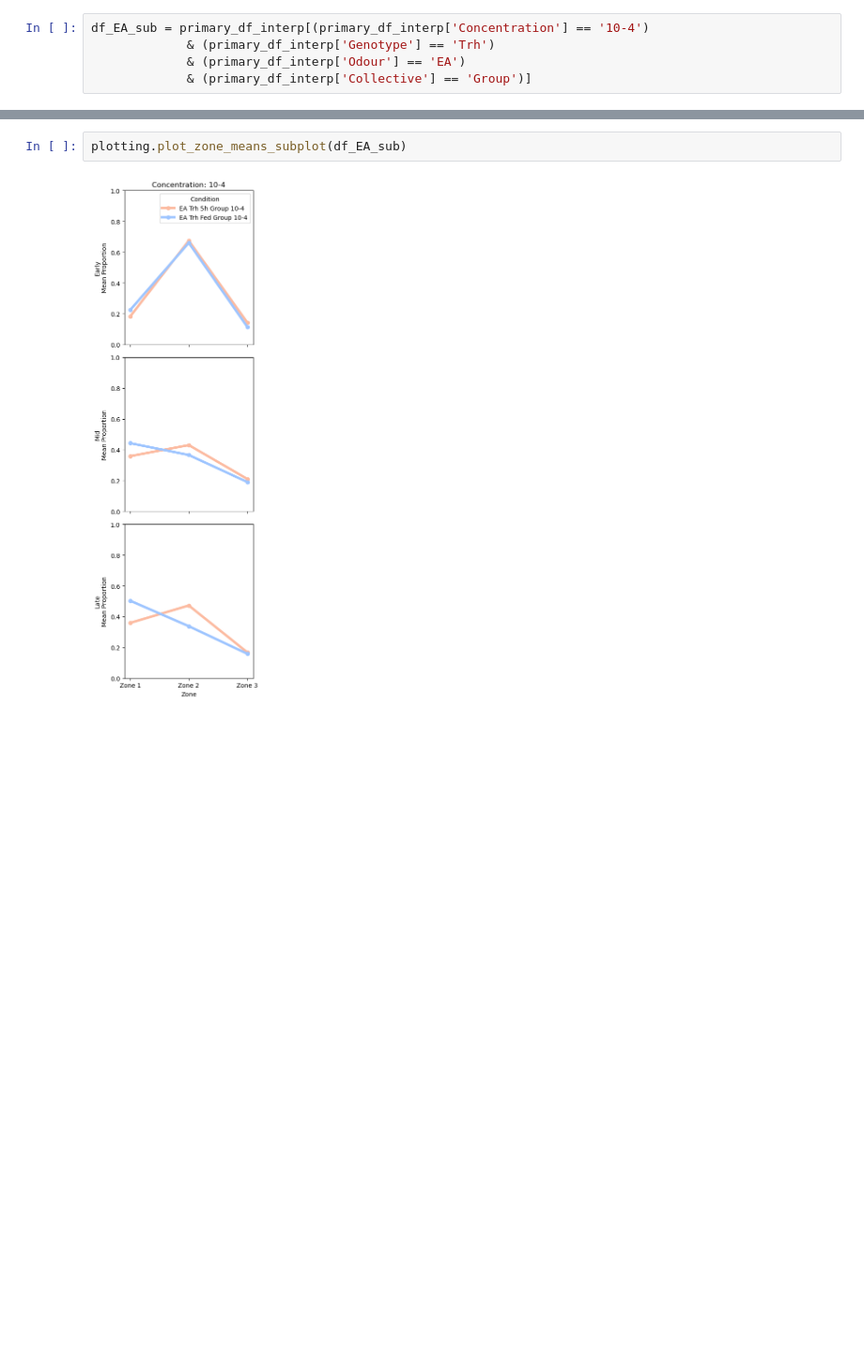
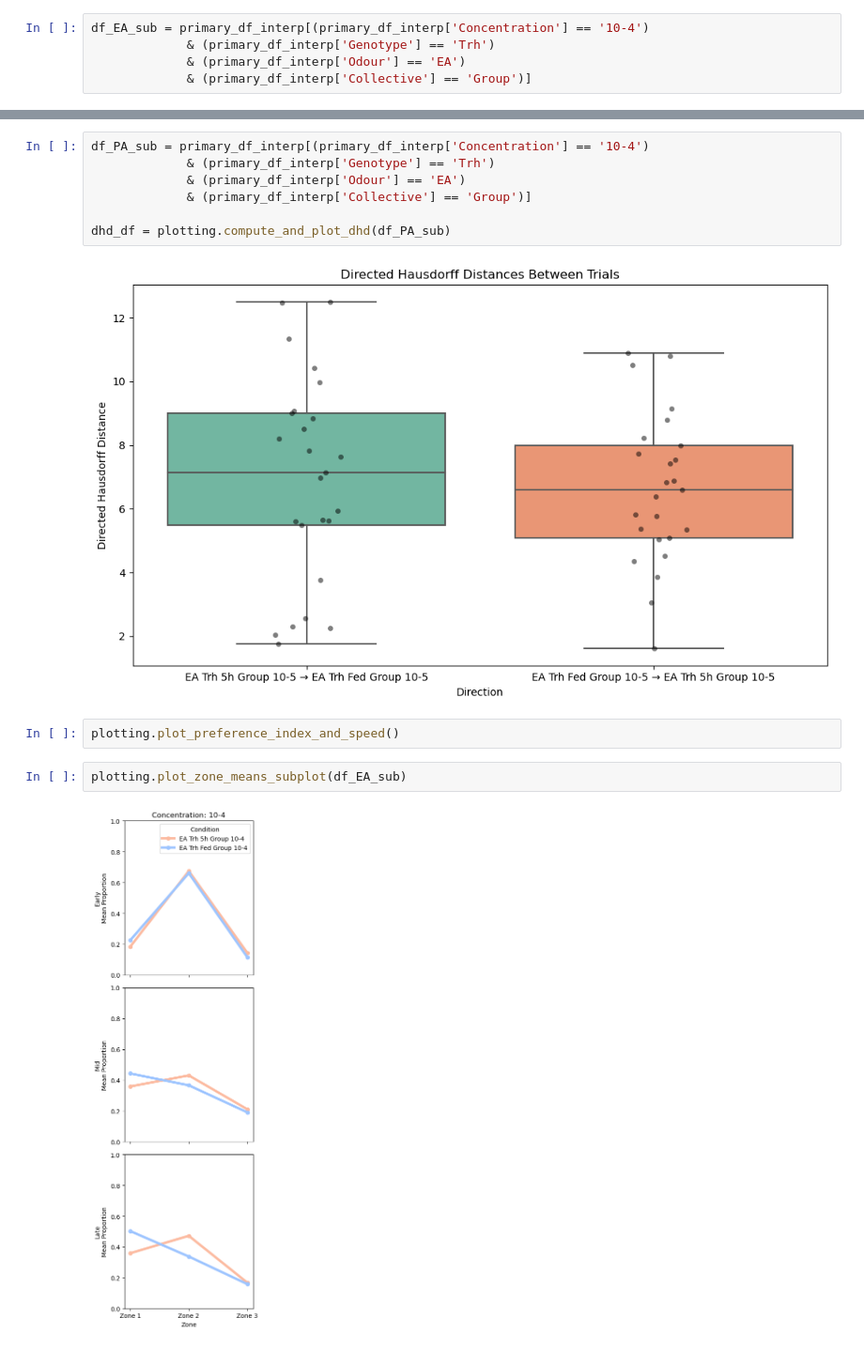
Before and after one commit to HariPNarayanan/larva-locater, a Jupyter notebook: Structured/analysis.ipynb, the cells around one changed output, grey strips where cells are left out. Shown: that part at 94% size. Cells and saved outputs as stored; diff of their text form; blank space fills up the shorter version.

```diff
--- a/Structured/analysis.ipynb
+++ b/Structured/analysis.ipynb
@@ -251,3 +79,14 @@ df_EA_sub = primary_df_interp[(primary_df_interp['Concentration'] == '10-4')
+# %%
+df_PA_sub = primary_df_interp[(primary_df_interp['Concentration'] == '10-4')
+             & (primary_df_interp['Genotype'] == 'Trh')
+             & (primary_df_interp['Odour'] == 'EA')
+             & (primary_df_interp['Collective'] == 'Group')]
+
+dhd_df = plotting.compute_and_plot_dhd(df_PA_sub)
+# %% [output]
+[figure, added]
+# %%
+plotting.plot_preference_index_and_speed()
 # %%
 plotting.plot_zone_means_subplot(df_EA_sub)
 # %% [output]
```
Also changed, not shown: parts of 17 cells of this notebook, 2 other files.
